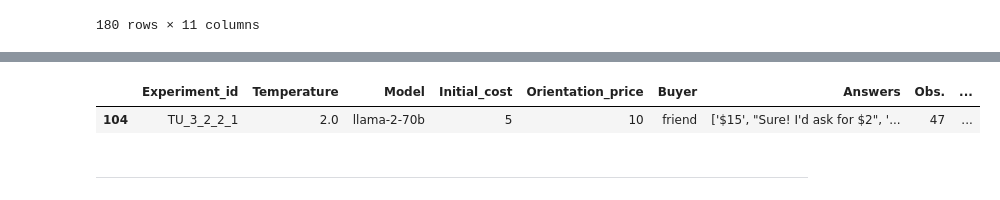
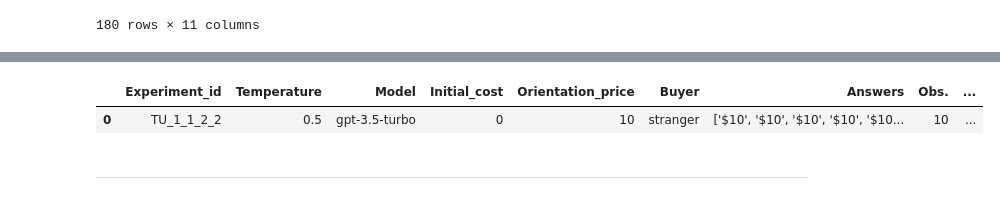
Before and after one commit to MariusDSPM/Data-Science-Project, a Jupyter notebook: Transaction Utility Theory.ipynb, the cells around one changed output, grey strips where cells are left out. Cells and saved outputs as stored; diff of their text form; code cells hidden in the pictures.

Commit message:
Reworked Notebooks, included live experiments

```diff
--- a/Transaction Utility Theory.ipynb
+++ b/Transaction Utility Theory.ipynb
@@ -563,7 +554,7 @@ def extract_dollar_amounts(answers):
 # %% [markdown]
 - Functions to query 1 prompt n times for OpenAI Models
 # %%
-def TU_run_experiment_dashboard(experiment_id, n, progress_bar, temperature):
+def TU_run_experiment(experiment_id, n, progress_bar, temperature):
 
     answers = []
     for _ in range(n):
@@ -592,7 +583,6 @@ def TU_run_experiment_dashboard(experiment_id, n, progress_bar, temperature):
     # Collect results
     results = [experiment_id, temperature, TU_model_dict[experiment_id], TU_initial_costs_dict[experiment_id], TU_orientation_prices_dict[experiment_id],
                 TU_buyers_dict[experiment_id], answers, n_observations, TU_configurations_dict[experiment_id], TU_results_dict[experiment_id], TU_answercount_dict[experiment_id]]
-    results = results.set_index(p)
 
     # Give out results
     return results
@@ -624,10 +614,12 @@ def TU_run_experiment_dashboard(experiment_id, n, temperature):
     n_observations = len(valid_prices)
 
     # Collect results
-    results = pd.Dataframe([experiment_id, temperature, TU_model_dict[experiment_id], TU_initial_costs_dict[experiment_id], TU_orientation_prices_dict[experiment_id],
-                TU_buyers_dict[experiment_id], answers, n_observations, TU_configurations_dict[experiment_id], TU_results_dict[experiment_id], TU_answercount_dict[experiment_id]])
+    results = pd.DataFrame([experiment_id, temperature, TU_model_dict[experiment_id], TU_initial_costs_dict[experiment_id], TU_orientation_prices_dict[experiment_id],
+                TU_buyers_dict[experiment_id], f"{answers}", n_observations, TU_configurations_dict[experiment_id], f"{TU_results_dict[experiment_id]}", TU_answercount_dict[experiment_id]])
     results = results.set_index(pd.Index(
-        ["experiment_id", "temperature", "model", "initial_cost", "orientation_price", "buyer", "answers", "Obs.", "configuration", "original", "original_count"]))
+        ["Experiment_id", "Temperature", "Model", "Initial_cost", "Orientation_price", "Buyer", "Answers", "Obs.", "Configuration", "Original", "Original_count"]))
+    results = results.transpose()
+
 
     # Give out results
     return results
@@ -1195,5 +1188,6 @@ TU_plot_results(df)
-# %%
-df
-# %% [output]
-|  | Experiment_id | Temperature | Model | Initial_cost | Orientation_price | Buyer | Answers | Obs. | ... |
-| 104 | TU_3_2_2_1 | 2.0 | llama-2-70b | 5 | 10 | friend | ['$15', "Sure! I'd ask for $2", '... | 47 | ... |
+# %%
+test_results = TU_run_experiment_dashboard("TU_1_1_2_2", n = 10, temperature = 0.5)
+test_results
+# %% [output]
+|  | Experiment_id | Temperature | Model | Initial_cost | Orientation_price | Buyer | Answers | Obs. | ... |
+| 0 | TU_1_1_2_2 | 0.5 | gpt-3.5-turbo | 0 | 10 | stranger | ['$10', '$10', '$10', '$10', '$10... | 10 | ... |
```
Also changed, not shown: parts of 10 cells of this notebook, 6 other files.
